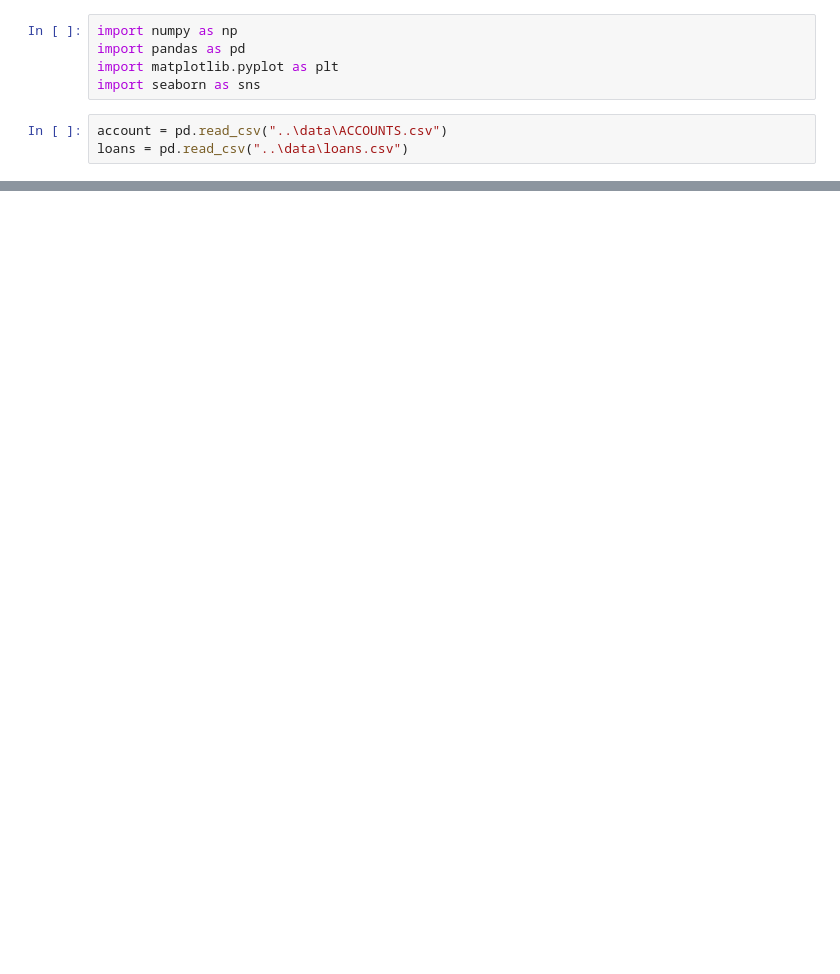
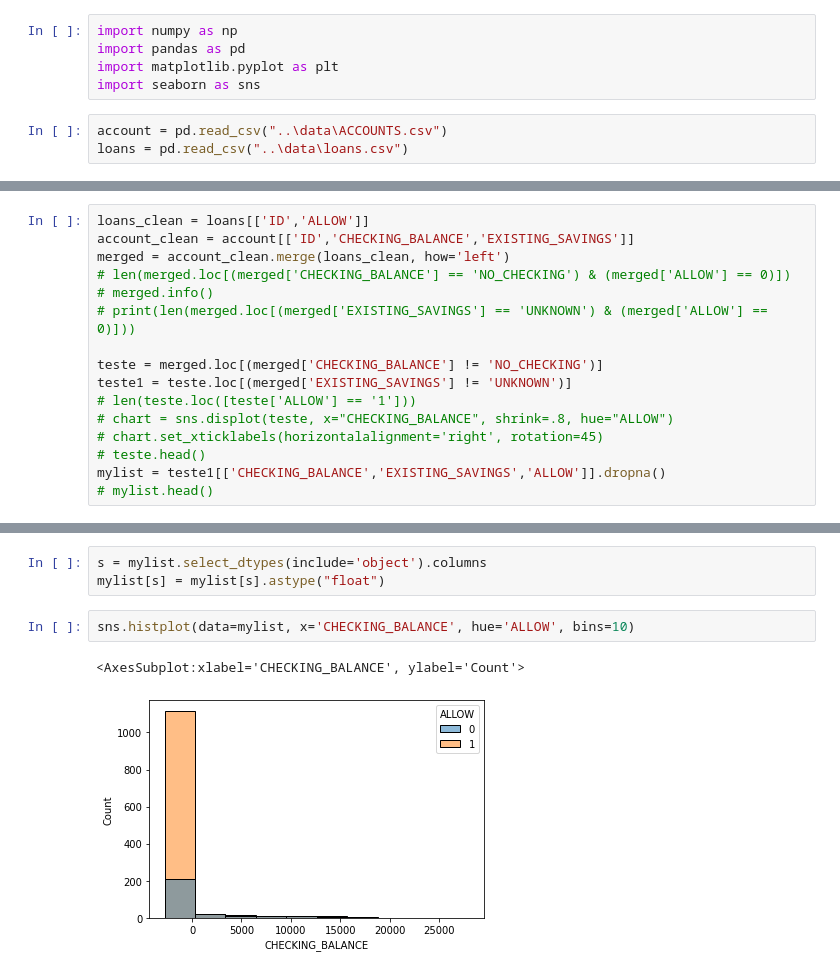
Before and after one commit to igordasilveirafranco/desafio-1-2021, a Jupyter notebook: assets/notebooks/testes.ipynb, the cells around one changed output, grey strips where cells are left out. Drawn from its saved outputs; the diff is of its cells as text; blank space fills up the shorter version.

```diff
--- a/assets/notebooks/testes.ipynb
+++ b/assets/notebooks/testes.ipynb
@@ -32,0 +9,16 @@ merged = account_clean.merge(loans_clean, how='left')
+# %%
+loans_clean = loans[['ID','ALLOW']]
+account_clean = account[['ID','CHECKING_BALANCE','EXISTING_SAVINGS']]
+merged = account_clean.merge(loans_clean, how='left')
+# len(merged.loc[(merged['CHECKING_BALANCE'] == 'NO_CHECKING') & (merged['ALLOW'] == 0)])
+# merged.info()
+# print(len(merged.loc[(merged['EXISTING_SAVINGS'] == 'UNKNOWN') & (merged['ALLOW'] == 0)]))
+
+teste = merged.loc[(merged['CHECKING_BALANCE'] != 'NO_CHECKING')]
+teste1 = teste.loc[(merged['EXISTING_SAVINGS'] != 'UNKNOWN')]
+# len(teste.loc([teste['ALLOW'] == '1']))
+# chart = sns.displot(teste, x="CHECKING_BALANCE", shrink=.8, hue="ALLOW")
+# chart.set_xticklabels(horizontalalignment='right', rotation=45)
+# teste.head()
+mylist = teste1[['CHECKING_BALANCE','EXISTING_SAVINGS','ALLOW']].dropna()
+# mylist.head()
@@ -32,0 +41,8 @@ merged = account_clean.merge(loans_clean, how='left')
+# %%
+s = mylist.select_dtypes(include='object').columns
+mylist[s] = mylist[s].astype("float")
+# %%
+sns.histplot(data=mylist, x='CHECKING_BALANCE', hue='ALLOW', bins=10)
+# %% [output]
+<AxesSubplot:xlabel='CHECKING_BALANCE', ylabel='Count'>
+[figure, added]
```
Also changed, not shown: parts of 7 cells of this notebook, 2 other files.
